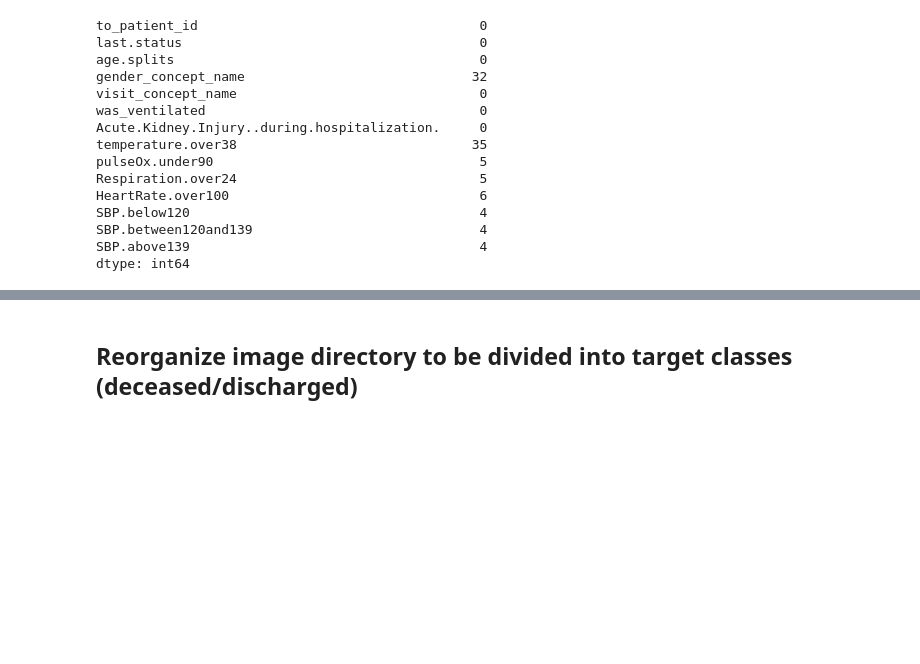
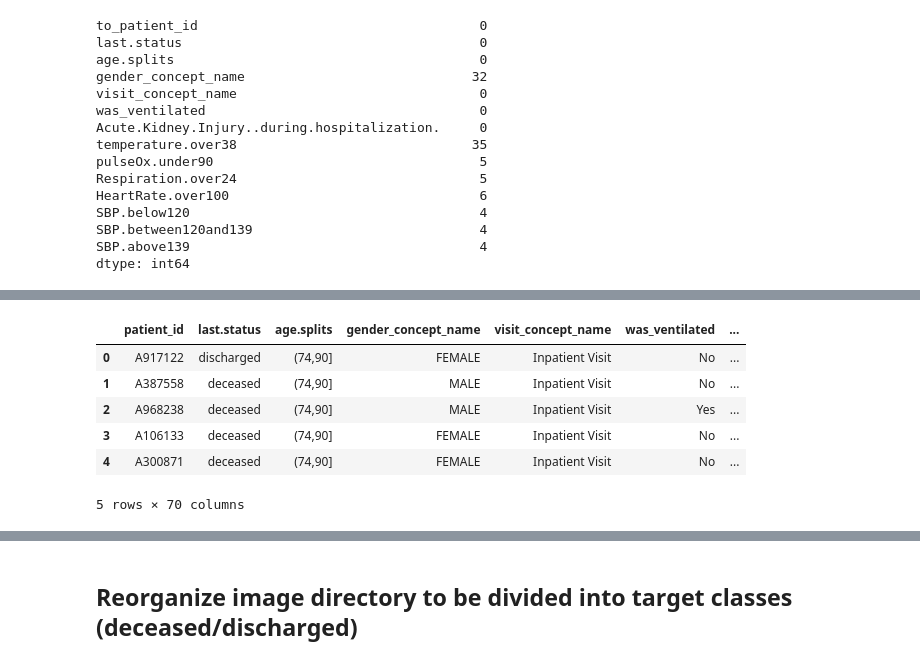
Before and after one commit to AMcqueen1980/COVID19_MortalityPred, a Jupyter notebook: COVID19_Chest_Xray_SBU.ipynb, the cells around one changed output, grey strips where cells are left out. Saved outputs shown, nothing was run; the diff lists cells and outputs as text; code cells hidden in the pictures; blank space fills up the shorter version.

```diff
--- a/COVID19_Chest_Xray_SBU.ipynb
+++ b/COVID19_Chest_Xray_SBU.ipynb
@@ -484,0 +530,21 @@ final_df.head()
+# %%
+#OneHotEncoding of object columns
+ohe_col=[
+ 'age.splits',
+ 'gender_concept_name',
+ 'visit_concept_name',
+ 'was_ventilated',
+ 'Acute.Kidney.Injury..during.hospitalization.',
+ 'temperature.over38',
+ 'pulseOx.under90',
+ 'Respiration.over24',
+ 'HeartRate.over100',
+ 'SBP.below120',
+ 'SBP.between120and139',
+ 'SBP.above139']
+
+ohe = OneHotEncoder(sparse=False)
+enc = ohe.fit_transform(merged_df[ohe_col])
+clean_df = pd.DataFrame(enc,
+                    columns=ohe.get_feature_names(),
+                    index=merged_df.index)
@@ -492,0 +564,13 @@ for val in df_final['last.status']:
+# %%
+#merge ohe df with the rest of the features
+
+df = pd.merge(merged_df, clean_df, how='outer', left_index=True, right_index=True)
+df.head()
+# %% [output]
+|  | patient_id | last.status | age.splits | gender_concept_name | visit_concept_name | was_ventilated | ... |
+| 0 | A917122 | discharged | (74,90] | FEMALE | Inpatient Visit | No | ... |
+| 1 | A387558 | deceased | (74,90] | MALE | Inpatient Visit | No | ... |
+| 2 | A968238 | deceased | (74,90] | MALE | Inpatient Visit | Yes | ... |
+| 3 | A106133 | deceased | (74,90] | FEMALE | Inpatient Visit | No | ... |
+| 4 | A300871 | deceased | (74,90] | FEMALE | Inpatient Visit | No | ... |
+5 rows × 70 columns
```
Also changed, not shown: parts of 23 cells of this notebook.
